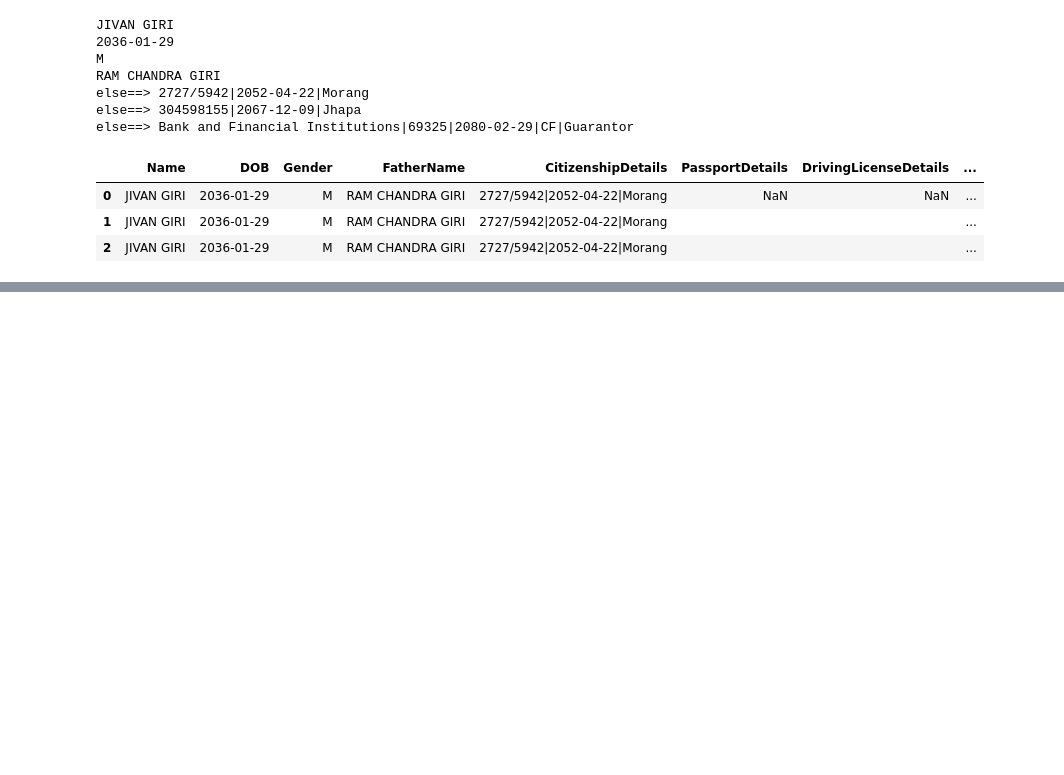
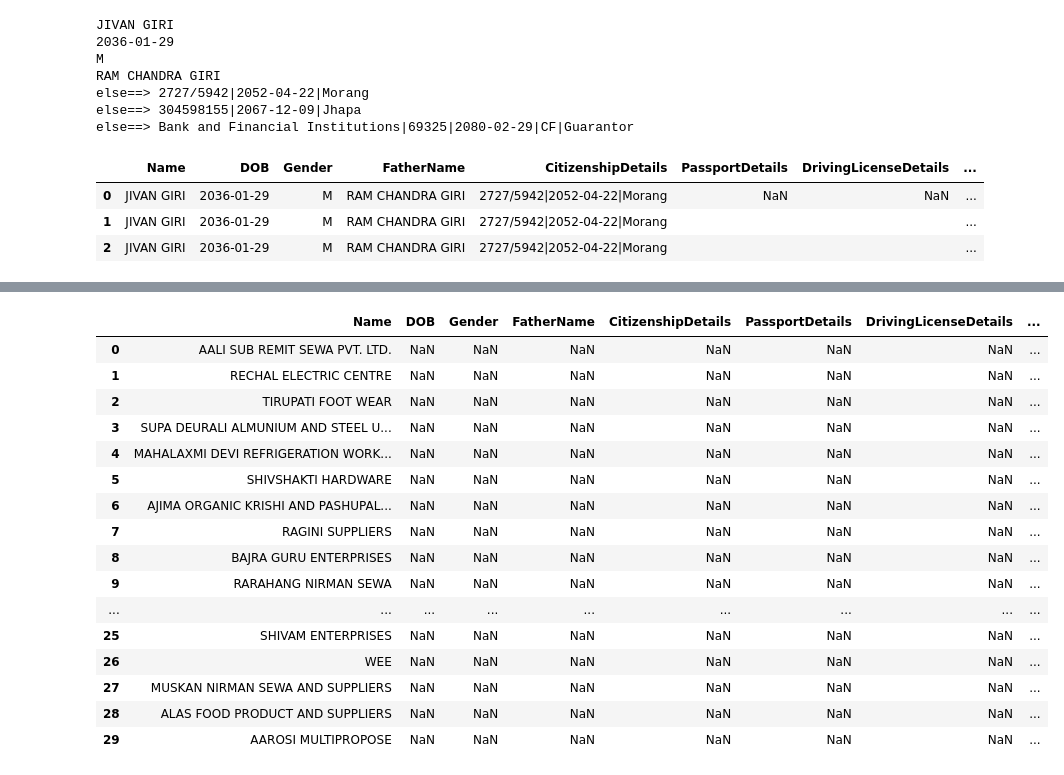
Before and after one commit to awesomeaayaan/prime_CIB_DELTA, a Jupyter notebook: t.ipynb, the cells around one changed output, grey strips where cells are left out. Drawn from its saved outputs; the diff is of its cells as text; code cells hidden in the pictures; blank space fills up the shorter version.

```diff
--- a/t.ipynb
+++ b/t.ipynb
@@ -401,0 +340,20 @@ df.head(20)
+# %%
+df.head(30)
+# %% [output]
+|  | Name | DOB | Gender | FatherName | CitizenshipDetails | PassportDetails | DrivingLicenseDetails | ... |
+| 0 | AALI SUB REMIT SEWA PVT. LTD. | NaN | NaN | NaN | NaN | NaN | NaN | ... |
+| 1 | RECHAL ELECTRIC CENTRE | NaN | NaN | NaN | NaN | NaN | NaN | ... |
+| 2 | TIRUPATI FOOT WEAR | NaN | NaN | NaN | NaN | NaN | NaN | ... |
+| 3 | SUPA DEURALI ALMUNIUM AND STEEL U... | NaN | NaN | NaN | NaN | NaN | NaN | ... |
+| 4 | MAHALAXMI DEVI REFRIGERATION WORK... | NaN | NaN | NaN | NaN | NaN | NaN | ... |
+| 5 | SHIVSHAKTI HARDWARE | NaN | NaN | NaN | NaN | NaN | NaN | ... |
+| 6 | AJIMA ORGANIC KRISHI AND PASHUPAL... | NaN | NaN | NaN | NaN | NaN | NaN | ... |
+| 7 | RAGINI SUPPLIERS | NaN | NaN | NaN | NaN | NaN | NaN | ... |
+| 8 | BAJRA GURU ENTERPRISES | NaN | NaN | NaN | NaN | NaN | NaN | ... |
+| 9 | RARAHANG NIRMAN SEWA | NaN | NaN | NaN | NaN | NaN | NaN | ... |
+| ... | ... | ... | ... | ... | ... | ... | ... | ... |
+| 25 | SHIVAM ENTERPRISES | NaN | NaN | NaN | NaN | NaN | NaN | ... |
+| 26 | WEE | NaN | NaN | NaN | NaN | NaN | NaN | ... |
+| 27 | MUSKAN NIRMAN SEWA AND SUPPLIERS | NaN | NaN | NaN | NaN | NaN | NaN | ... |
+| 28 | ALAS FOOD PRODUCT AND SUPPLIERS | NaN | NaN | NaN | NaN | NaN | NaN | ... |
+| 29 | AAROSI MULTIPROPOSE | NaN | NaN | NaN | NaN | NaN | NaN | ... |
```
Also changed, not shown: parts of 11 cells of this notebook, 4 other files.
